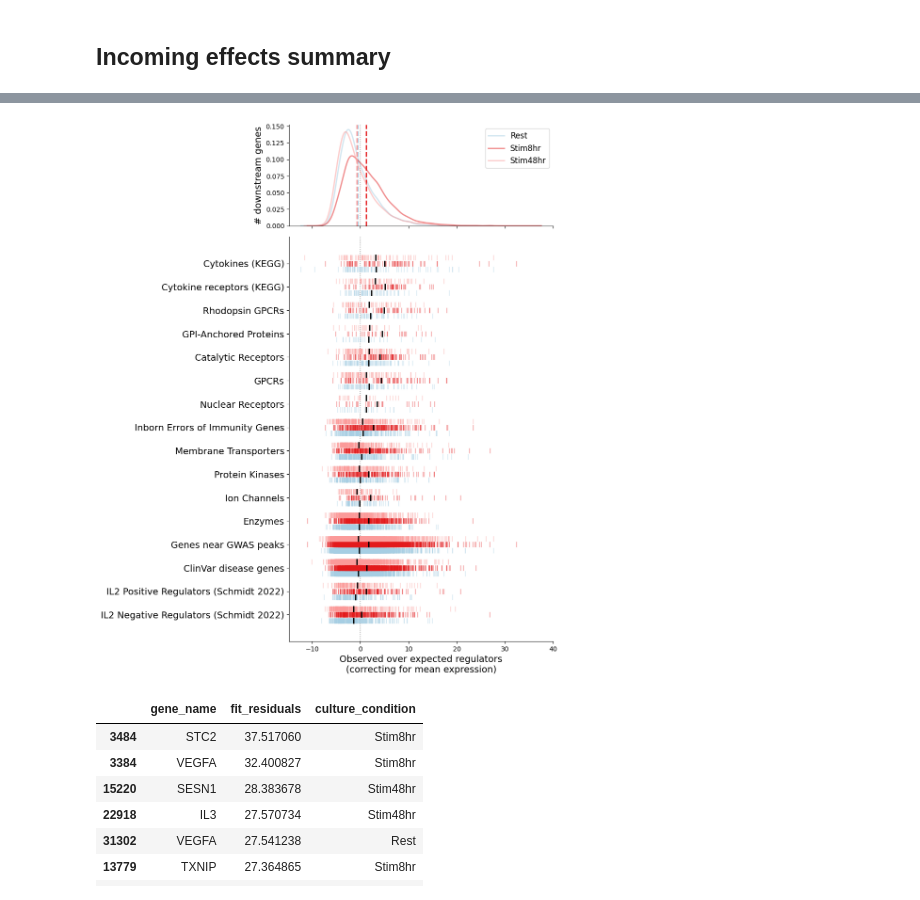
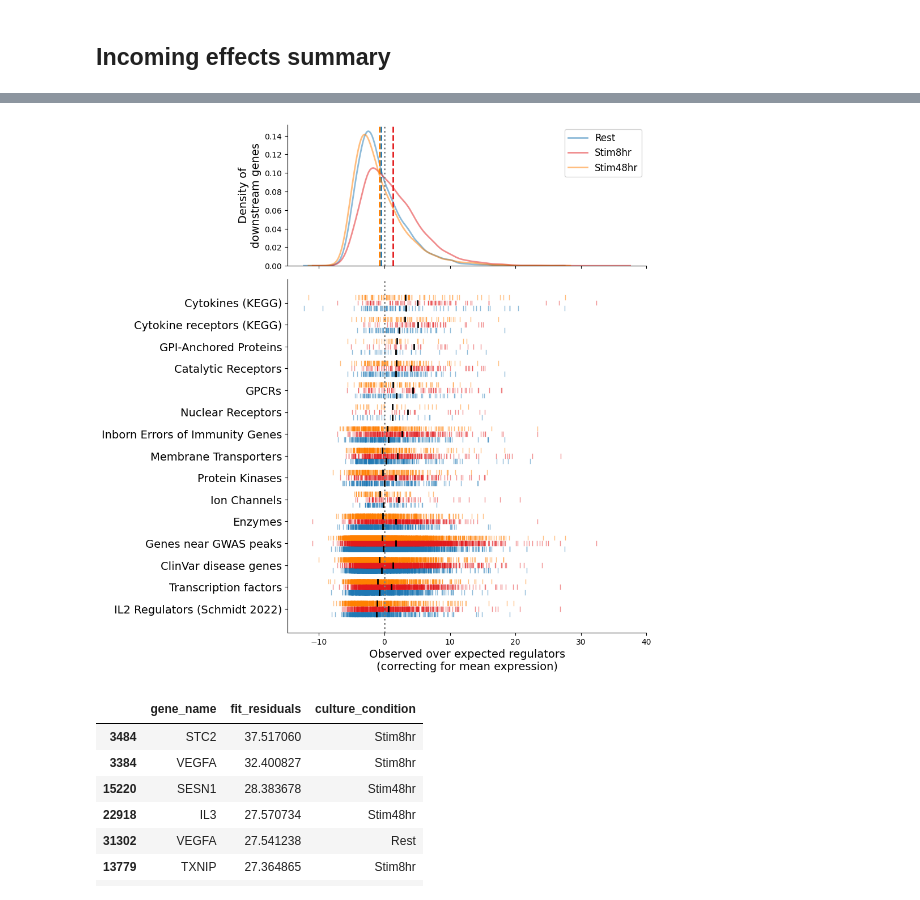
Before and after one commit to emdann/GWT_perturbseq_analysis_2025, a Jupyter notebook: src/3_DE_analysis/DE_results_figure.ipynb, the cells around one changed output, grey strips where cells are left out. Drawn from its saved outputs; the diff is of its cells as text; code cells hidden in the pictures.

```diff
--- a/src/3_DE_analysis/DE_results_figure.ipynb
+++ b/src/3_DE_analysis/DE_results_figure.ipynb
@@ -137,7 +149,7 @@ gene_list_labels = {
     'gpi_anchored': 'GPI-Anchored Proteins',
     'transporters': 'Membrane Transporters',
     'gwascatalog': 'Genes near GWAS peaks',
-    'rhodop_gpcr': 'Rhodopsin GPCRs',
+    # 'rhodop_gpcr': 'Rhodopsin GPCRs',
     'enzymes': 'Enzymes',
     'catalytic_receptors': 'Catalytic Receptors',
     'gpcr_union': 'GPCRs',
@@ -164,8 +176,11 @@ lists_dict['Inborn Errors of Immunity Genes'] = IEI_genes['Genetic defect'].uniq
 
 # Activation screens
 schmidt_df = pd.read_csv('../../metadata/SchmidtSteinhart2022_CRISPRi_screen_gene_phenotypes.csv')
-lists_dict['IL2 Positive Regulators (Schmidt 2022)'] = schmidt_df[(schmidt_df['phenotype'] == 'Prim.CRi.CD4.IL2') & (schmidt_df['pvalue'] < 0.01) & (schmidt_df.effect_size < 0)]['target'].tolist()
-lists_dict['IL2 Negative Regulators (Schmidt 2022)'] = schmidt_df[(schmidt_df['phenotype'] == 'Prim.CRi.CD4.IL2') & (schmidt_df['pvalue'] < 0.01) & (schmidt_df.effect_size > 0)]['target'].tolist()
+lists_dict['IL2 Regulators (Schmidt 2022)'] = schmidt_df[(schmidt_df['phenotype'] == 'Prim.CRi.CD4.IL2') & (schmidt_df['pvalue'] < 0.01)]['target'].tolist()
+
+# Human TFs
+TFs = pd.read_csv('../../metadata/Lambert_2018_HumanTF.csv')
+lists_dict['Transcription factors'] = TFs[TFs['is_TF'] == 'Yes'].Name.unique()
 # %% [markdown]
 ## Read DE analysis results
 # %%
@@ -352,7 +381,7 @@ group_means = df_filtered.groupby('grp')['X'].mean().sort_values()
 sorted_groups = group_means.index.tolist()
 
 # Create figure with 2 subplots in one column
-fig, axes = plt.subplots(2, 1, figsize=(10, 10), height_ratios=[1, 2.5], sharex=False)
+fig, axes = plt.subplots(2, 1, figsize=(10, 10), height_ratios=[1, 2.5], sharex=True)
 
 # Get all genes data for histograms
 all_genes_data = df_filtered[df_filtered.grp == 'all genes']
@@ -362,29 +391,23 @@ condition_colors = palettes['culture_condition']
 
 # Plot density lines in top subplot
 for condition, data in all_genes_data.groupby('condition'):
-    sns.kdeplot(data=data, x='X', ax=axes[0],
-                color=condition_colors[condition], alpha=0.5,
-                label=condition, linewidth=2, log_scale=True,
-                clip=(data['X'].min(), data['X'].max())
-                )
+    # Plot Empirical Cumulative Distribution Function (ECDF)
+    sns.ecdfplot(data=data, x='X', ax=axes[0],
+                 color=condition_colors[condition],
+                 label=condition, linewidth=2, log_scale=True)
+
     # Add mean as vertical line in same color
     mean_val = data['X'].mean()
-
-    # axes[0].hist(np.log10(data['X']), bins=100,
-    #              color=condition_colors[condition], alpha=0.5,
-    #              label=condition, histtype='step')
-    # # axes[0].set_xscale('log')
-    # # Add mean as vertical line in same color
-    # mean_val = np.log10(data['X'].mean())
     axes[0].axvline(mean_val, color=condition_colors[condition],
                     linestyle='--', linewidth=2)
 
 # Add vertical line at x=0
 axes[0].axvline(0, color='grey', linestyle=':', linewidth=1)
-axes[0].set_xlabel('', fontsize=14)
-axes[0].set_ylabel('# perturbed targets genes', fontsize=14)
+axes[0].set_xlabel('N trans-effects', fontsize=14)
+axes[0].set_ylabel('Cumulative Fraction of\nperturbed genes', fontsize=14)
 axes[0].tick_params(axis='both', labelsize=10)
 axes[0].legend(fontsize=12)
+# axes[0].set_xscale('log')  # Set x-axis to log scale
 sns.despine(ax=axes[0])
 # axes[0].set_xscale('log')  # Set x-axis to log scale
 
@@ -592,7 +653,7 @@ group_means = df_filtered.groupby('grp')['X'].mean().sort_values()
 sorted_groups = group_means.index.tolist()
 
 # Create figure with 2 subplots in one column
-fig, axes = plt.subplots(2, 1, figsize=(10, 12), height_ratios=[0.5, 2], sharex=True)
+fig, axes = plt.subplots(2, 1, figsize=(10, 10), height_ratios=[1, 2.5], sharex=True)
 
 # Get all genes data for histograms
 all_genes_data = df_filtered[df_filtered.grp == 'all genes']
@@ -612,9 +673,9 @@ for condition, data in all_genes_data.groupby('condition'):
                     linestyle='--', linewidth=2)
 
 # Add vertical line at x=0
-axes[0].axvline(0, color='grey', linestyle=':', linewidth=1)
+axes[0].axvline(0, color='grey', linestyle=':', linewidth=2)
 axes[0].set_xlabel('', fontsize=14)
-axes[0].set_ylabel('# downstream genes', fontsize=14)
+axes[0].set_ylabel('Density of\ndownstream genes', fontsize=14)
 axes[0].tick_params(axis='both', labelsize=10)
 axes[0].legend(fontsize=12)
 sns.despine(ax=axes[0])
@@ -628,40 +689,39 @@ groups_with_data = filtered_data['grp'].unique()
 sorted_groups_with_data = [grp for grp in sorted_groups if grp in groups_with_data]
 
 # Add vertical line at x=0
-axes[1].axvline(0, color='grey', linestyle=':', linewidth=1)
 # Create rug plot - one line per gene, colored by condition
 for j, group in enumerate(sorted_groups_with_data):
     group_data = filtered_data[filtered_data['grp'] == group]
 
     # Calculate offsets for each condition to dodge the lines
     conditions = list(condition_colors.keys())
     offsets = {cond: (i-1)*0.25 for i, cond in enumerate(conditions)}
 
     for condition, condition_data in group_data.groupby('condition'):
         # Plot horizontal lines for each gene in this group, with offset
         y_offset = j + offsets[condition]
         for _, gene in condition_data.iterrows():
             axes[1].plot([gene['X'], gene['X']],
                         [y_offset-0.1, y_offset+0.1],
                         color=condition_colors[condition],
                         alpha=0.5, linewidth=1)
 
         # Calculate and plot mean line with same offset
         mean_x = condition_data['X'].mean()
         axes[1].plot([mean_x, mean_x],
                     [y_offset-0.1, y_offset+0.1],
                     color='black',
                     linewidth=2, zorder=10)
-
+axes[1].axvline(0, color='grey', linestyle=':', linewidth=2)
 axes[1].set_yticks(range(len(sorted_groups_with_data)))
 axes[1].set_yticklabels(sorted_groups_with_data, fontsize=14)
 axes[1].set_xlabel('Observed over expected regulators\n(correcting for mean expression)', fontsize=14)
 axes[1].tick_params(axis='x', labelsize=10)
 sns.despine(ax=axes[1])
 
 plt.tight_layout()
 # %% [output]
-[figure, old version]
+[figure, new version]
 # %%
 DE_stats_genes[['gene_name', 'fit_residuals', 'culture_condition']].sort_values('fit_residuals', ascending=False)[0:30]
 # %% [output]
```
Also changed, not shown: parts of 10 cells of this notebook, 27 other files.
